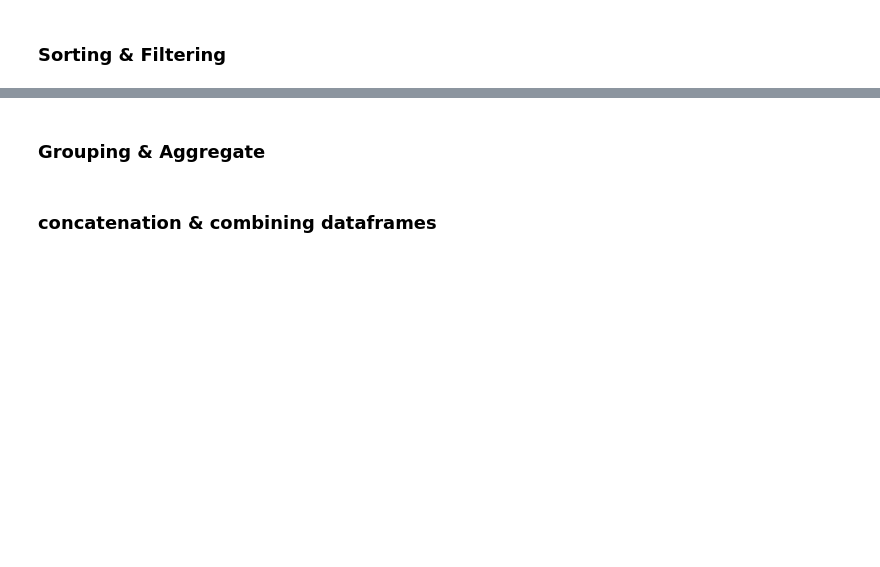
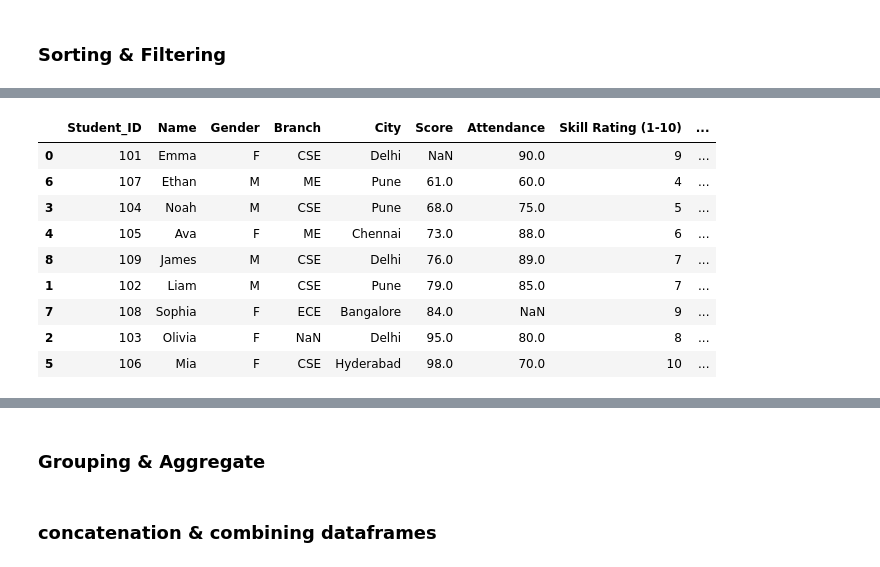
Before and after one commit to Thameempp/Data-analysis, a Jupyter notebook: Data_Handling/pandas.ipynb, the cells around one changed output, grey strips where cells are left out. Cells and saved outputs as stored; diff of their text form; code cells hidden in the pictures; blank space fills up the shorter version.

Commit message:
pandas updated with sorting & filtering

```diff
--- a/Data_Handling/pandas.ipynb
+++ b/Data_Handling/pandas.ipynb
@@ -436,2 +198,18 @@ df
+# %%
+# Fill NaN Forward or Backward ;
+
+# Forward Fill (copy previous value) -> ffill
+df['Attendance'] = df['Attendance'].fillna(method='ffill')
+df
+# %%
+# Backward Fill (copy next value) -> bfill
+df['Score'] = df['Score'].fillna(method='bfill')
+df
+# %%
+#  Replace Text Missing Values as NaN → Then Fill
+df.replace(['NA', 'N/A', 'missing', '--'], np.nan, inplace=True)
+
+#  then filling the NaN VALUES
+df['Score'] = df['Score'].fillna('not_provided')
 # %% [markdown]
 ### Sorting & Filtering
@@ -437,0 +232,18 @@ df
+# %%
+# In place sorting
+
+df.sort_values(by='Score', inplace=True)
+# %%
+df.sort_values(by='Score', na_position='first')
+df.sort_values(by='Score', na_position='last')
+# %% [output]
+|  | Student_ID | Name | Gender | Branch | City | Score | Attendance | Skill Rating (1-10) | ... |
+| 0 | 101 | Emma | F | CSE | Delhi | NaN | 90.0 | 9 | ... |
+| 6 | 107 | Ethan | M | ME | Pune | 61.0 | 60.0 | 4 | ... |
+| 3 | 104 | Noah | M | CSE | Pune | 68.0 | 75.0 | 5 | ... |
+| 4 | 105 | Ava | F | ME | Chennai | 73.0 | 88.0 | 6 | ... |
+| 8 | 109 | James | M | CSE | Delhi | 76.0 | 89.0 | 7 | ... |
+| 1 | 102 | Liam | M | CSE | Pune | 79.0 | 85.0 | 7 | ... |
+| 7 | 108 | Sophia | F | ECE | Bangalore | 84.0 | NaN | 9 | ... |
+| 2 | 103 | Olivia | F | NaN | Delhi | 95.0 | 80.0 | 8 | ... |
+| 5 | 106 | Mia | F | CSE | Hyderabad | 98.0 | 70.0 | 10 | ... |
```
Also changed, not shown: parts of 48 cells of this notebook, 4 other files.
